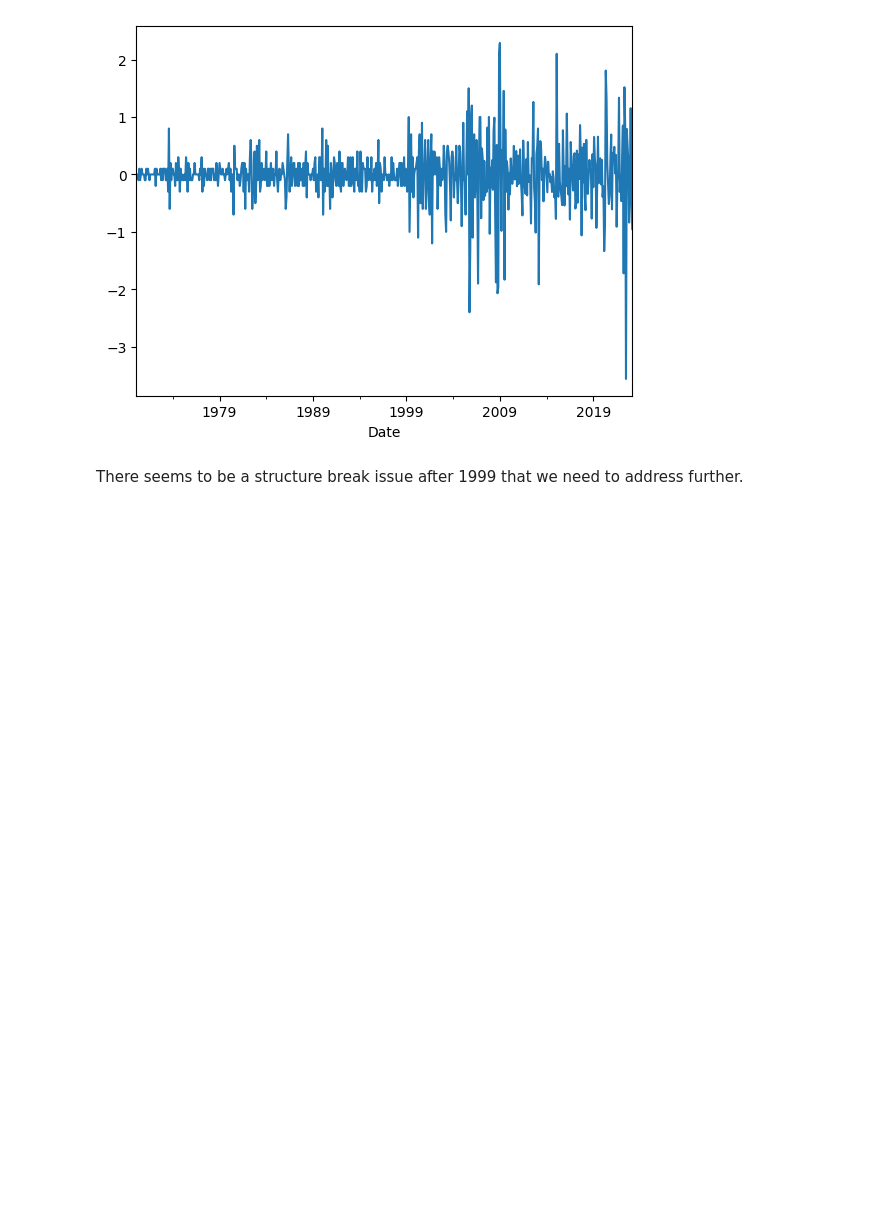
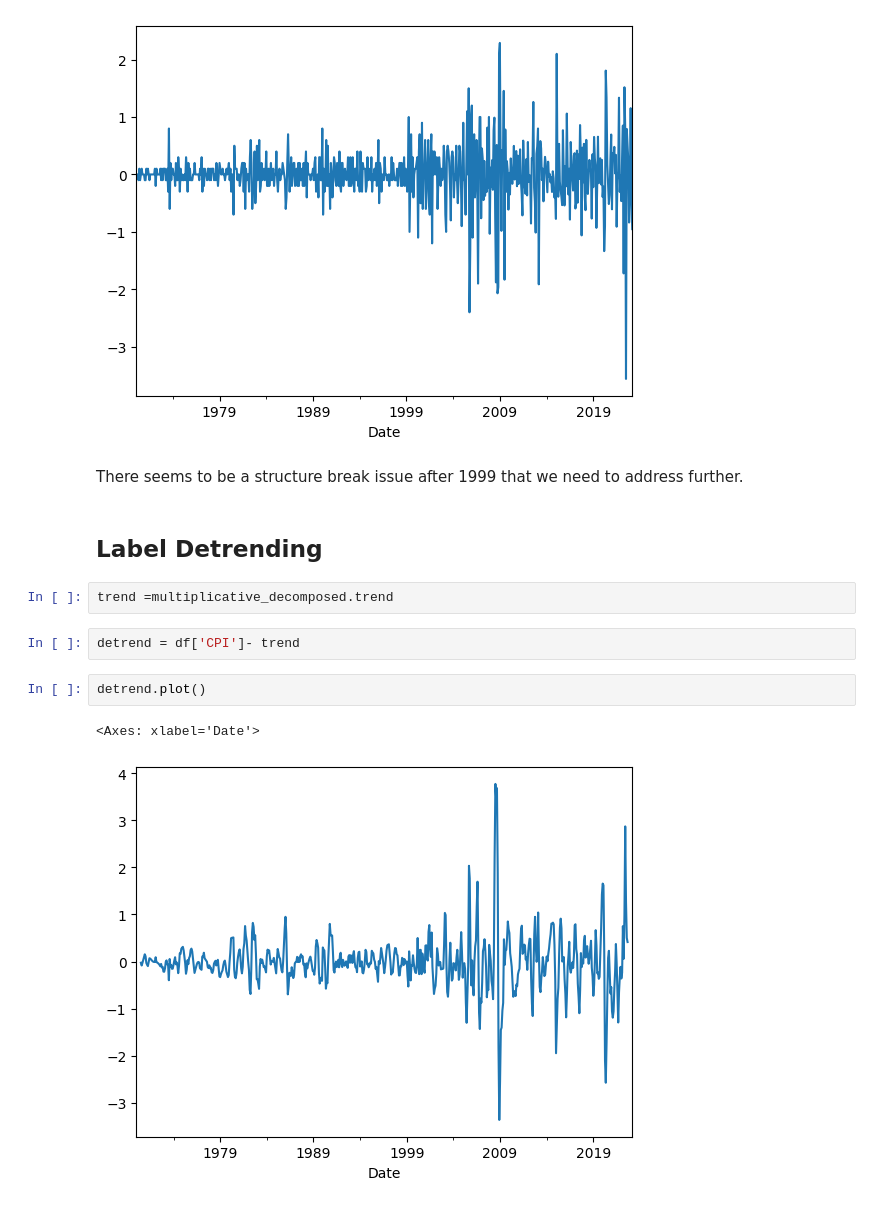
Before and after one commit to namtran6701/Inflation_Prediction, a Jupyter notebook: project_3.ipynb, the cells around one changed output. Cells and saved outputs as stored; diff of their text form; blank space fills up the shorter version.

Commit message:
detrend

```diff
--- a/project_3.ipynb
+++ b/project_3.ipynb
@@ -174,3 +174,14 @@ diff_data.diff().plot()
 [figure]
 # %% [markdown]
 There seems to be a structure break issue after 1999 that we need to address further.
+# %% [markdown]
+## Label Detrending
+# %%
+trend =multiplicative_decomposed.trend
+# %%
+detrend = df['CPI']- trend
+# %%
+detrend.plot()
+# %% [output]
+<Axes: xlabel='Date'>
+[figure, added]
```
